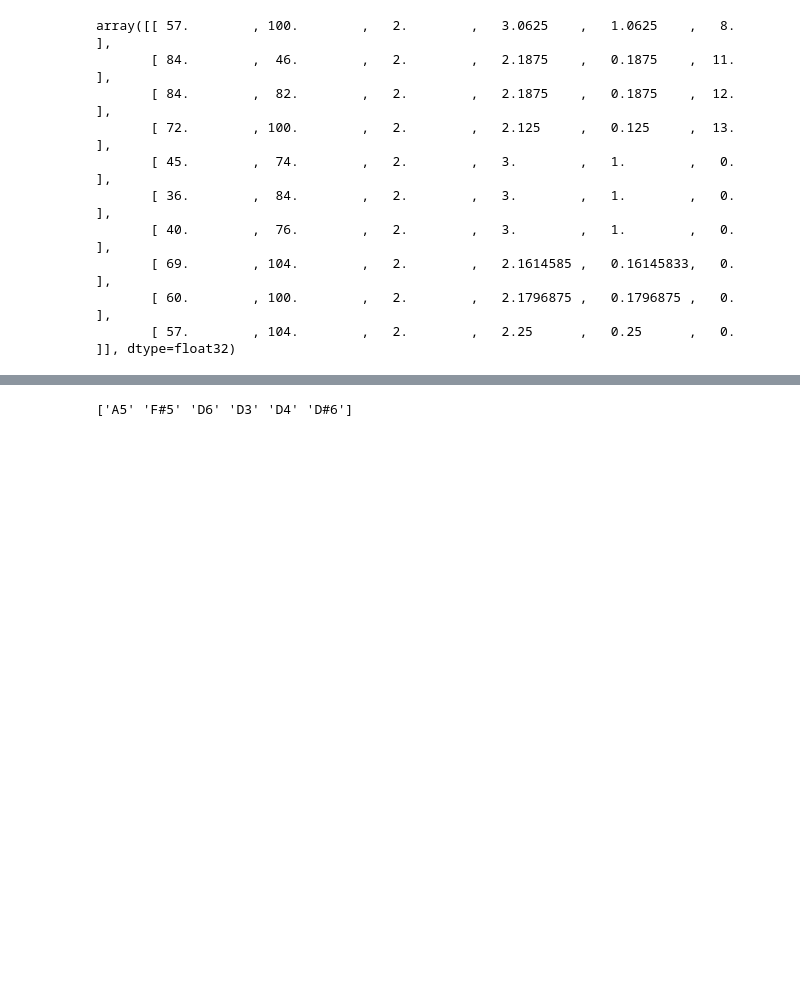
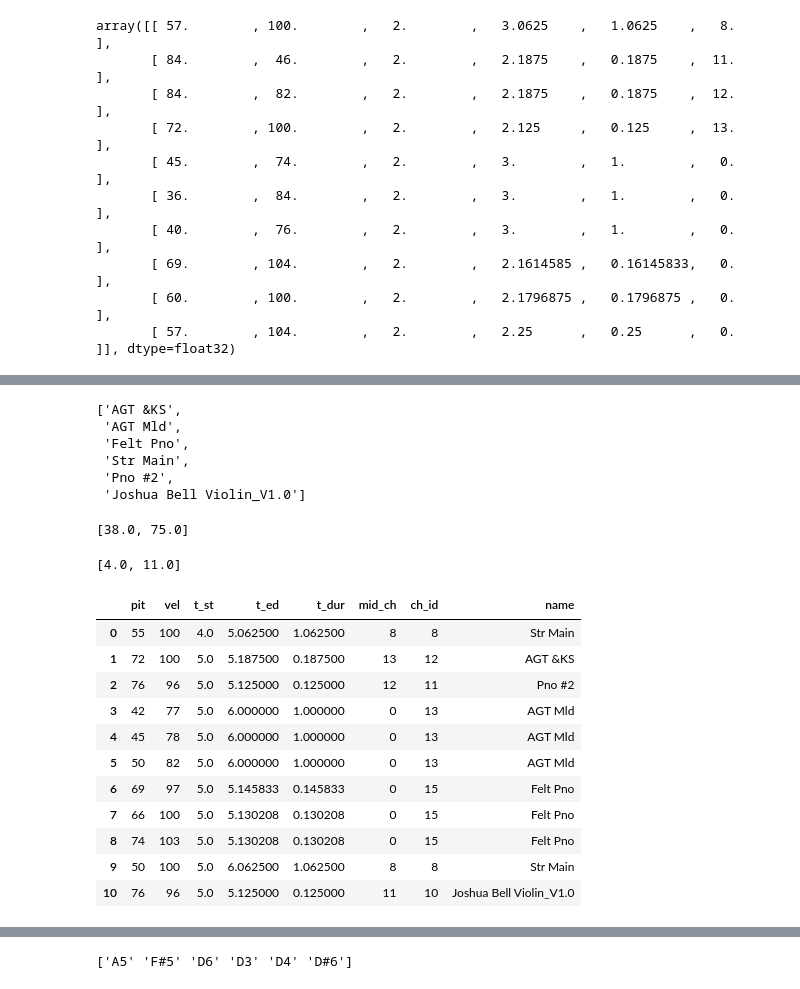
Before and after one commit to GrayFL/MelodyMachine, a Jupyter notebook: main.ipynb, the cells around one changed output, grey strips where cells are left out. Cells and saved outputs as stored; diff of their text form; code cells hidden in the pictures; blank space fills up the shorter version.

```diff
--- a/main.ipynb
+++ b/main.ipynb
@@ -181,0 +183,17 @@ pit | vel | t_st    | t_ed    | t_dur | mid_ch | ch_id&name
+# %%
+song[5.125].get_instruments()
+# %% [output]
+['AGT &KS',
+ 'AGT Mld',
+ 'Felt Pno',
+ 'Str Main',
+ 'Pno #2',
+ 'Joshua Bell Violin_V1.0']
+# %%
+song[5.125].get_pitch_range()
+# %% [output]
+[38.0, 75.0]
+# %%
+song[5.125:10].range
+# %% [output]
+[4.0, 11.0]
@@ -181,0 +203,15 @@ pit | vel | t_st    | t_ed    | t_dur | mid_ch | ch_id&name
+# %%
+song[5]
+# %% [output]
+|  | pit | vel | t_st | t_ed | t_dur | mid_ch | ch_id | name |
+| 0 | 55 | 100 | 4.0 | 5.062500 | 1.062500 | 8 | 8 | Str Main |
+| 1 | 72 | 100 | 5.0 | 5.187500 | 0.187500 | 13 | 12 | AGT &KS |
+| 2 | 76 | 96 | 5.0 | 5.125000 | 0.125000 | 12 | 11 | Pno #2 |
+| 3 | 42 | 77 | 5.0 | 6.000000 | 1.000000 | 0 | 13 | AGT Mld |
+| 4 | 45 | 78 | 5.0 | 6.000000 | 1.000000 | 0 | 13 | AGT Mld |
+| 5 | 50 | 82 | 5.0 | 6.000000 | 1.000000 | 0 | 13 | AGT Mld |
+| 6 | 69 | 97 | 5.0 | 5.145833 | 0.145833 | 0 | 15 | Felt Pno |
+| 7 | 66 | 100 | 5.0 | 5.130208 | 0.130208 | 0 | 15 | Felt Pno |
+| 8 | 74 | 103 | 5.0 | 5.130208 | 0.130208 | 0 | 15 | Felt Pno |
+| 9 | 50 | 100 | 5.0 | 6.062500 | 1.062500 | 8 | 8 | Str Main |
+| 10 | 76 | 96 | 5.0 | 5.125000 | 0.125000 | 11 | 10 | Joshua Bell Violin_V1.0 |
```
Also changed, not shown: parts of 14 cells of this notebook, 7 other files.
